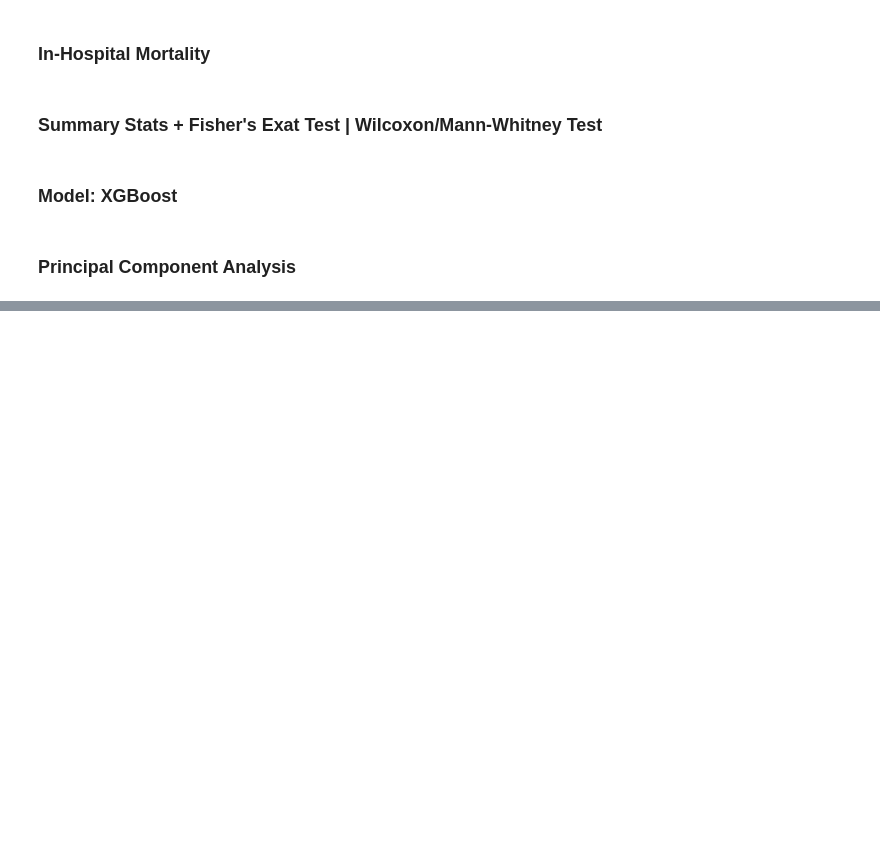
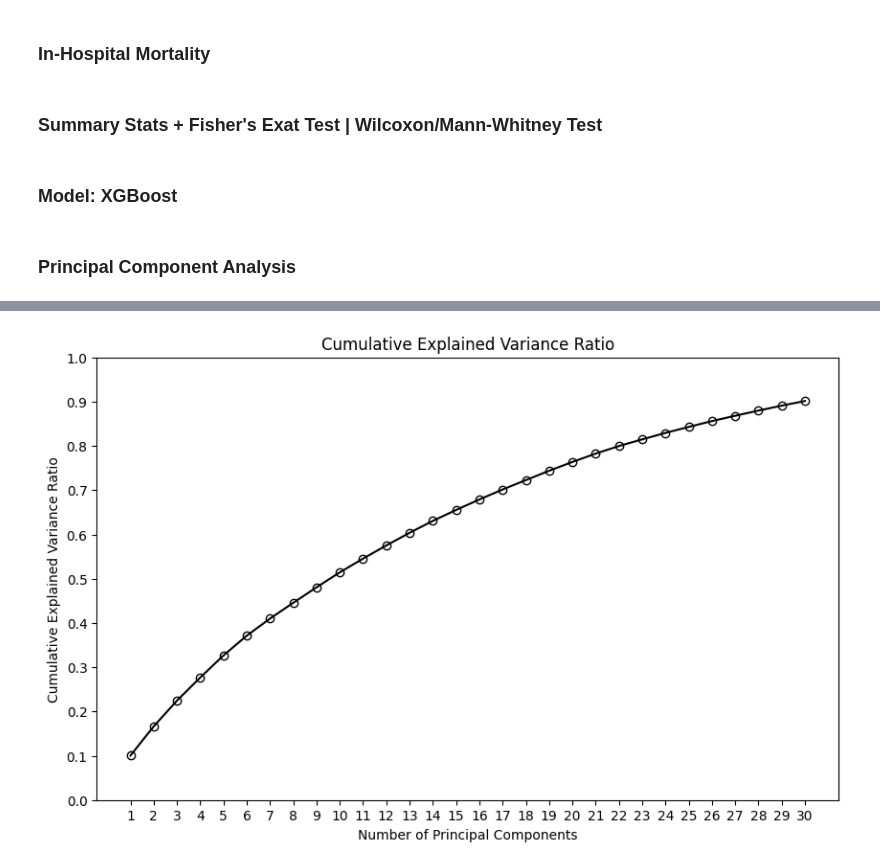
Before and after one commit to Le-bruit-de-nos-pas/gram_neg_boattini_2024, a Jupyter notebook: main.ipynb, the cells around one changed output, grey strips where cells are left out. Cells and saved outputs as stored; diff of their text form; code cells hidden in the pictures; blank space fills up the shorter version.

```diff
--- a/main.ipynb
+++ b/main.ipynb
@@ -259,15 +287,18 @@ plt.show()
 # %%
 cumulative_variance_ratio = np.cumsum(pca.explained_variance_ratio_)
 
 
 plt.figure(figsize=(10, 6))
-plt.plot(range(1, len(cumulative_variance_ratio) + 1), cumulative_variance_ratio, marker='o', linestyle='-')
+plt.plot(range(len(cumulative_variance_ratio)), cumulative_variance_ratio, marker='o', linestyle='-', color='black', markerfacecolor='none')
 plt.title('Cumulative Explained Variance Ratio')
 plt.xlabel('Number of Principal Components')
 plt.ylabel('Cumulative Explained Variance Ratio')
-plt.xticks(range(1, len(cumulative_variance_ratio) + 1))
-plt.grid(True)
+plt.xticks(range(len(cumulative_variance_ratio)), range(1, len(cumulative_variance_ratio) + 1))
+plt.yticks(np.arange(0, 1.1, 0.1))  # Start y-axis from 0 and include increments of 0.1
+plt.grid(False)
 plt.show()
+# %% [output]
+[figure, added]
 # %%
 principal_components_df
 # %%
```
Also changed, not shown: parts of 10 cells of this notebook, 1 other file.
